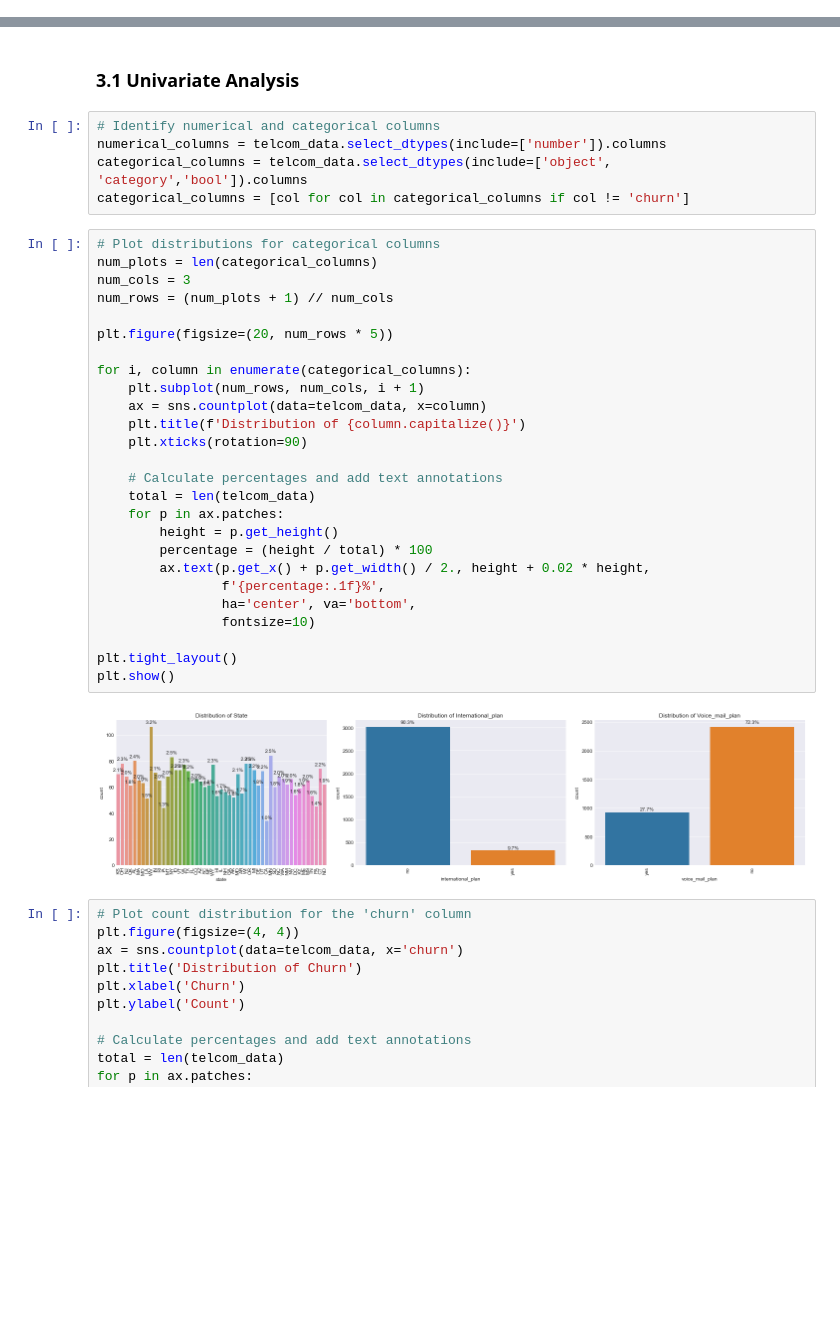
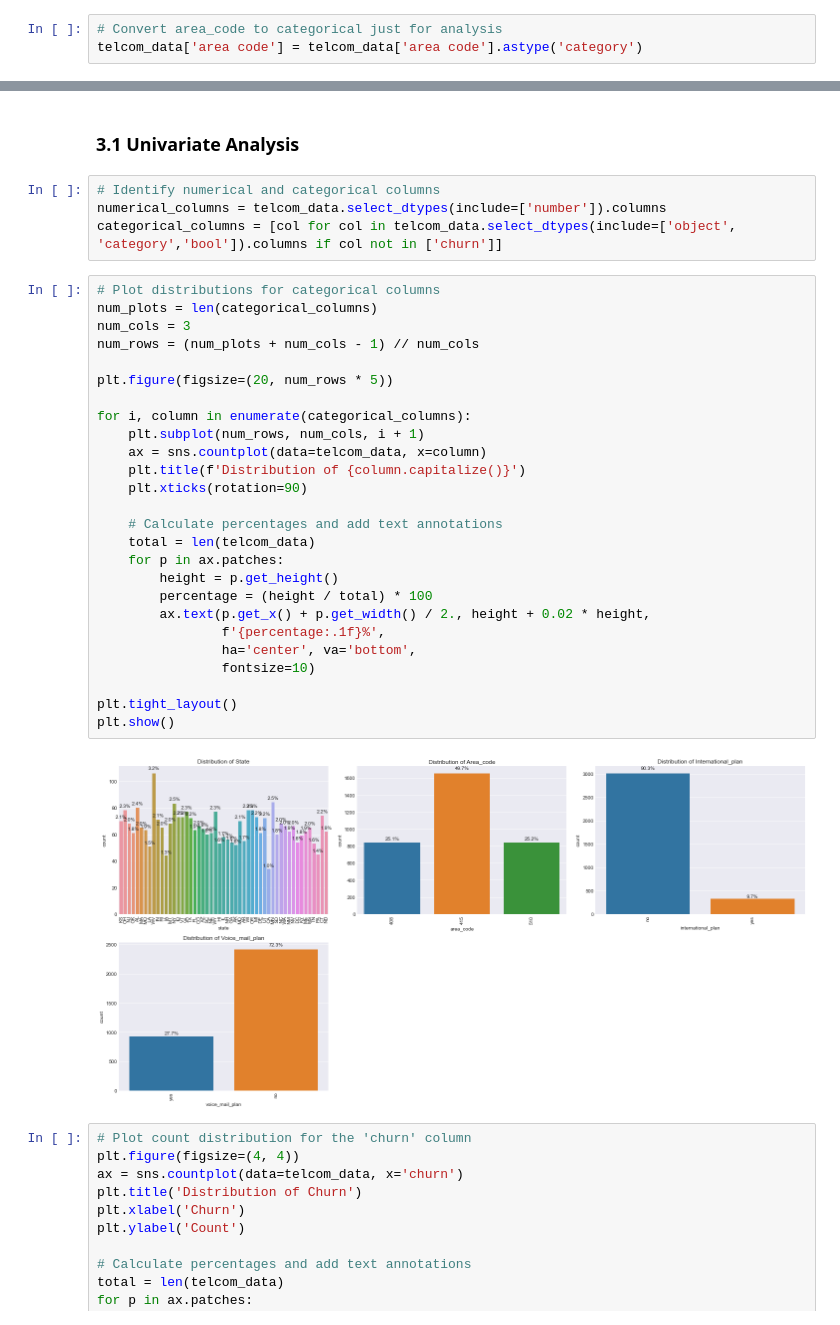
Before and after one commit to mayajbrio/SyriaTel-Customer-Churn-Prediction, a Jupyter notebook: dsc-phase3-project-notebook.ipynb, the cells around one changed output, grey strips where cells are left out. Saved outputs shown, nothing was run; the diff lists cells and outputs as text; blank space fills up the shorter version.

```diff
--- a/dsc-phase3-project-notebook.ipynb
+++ b/dsc-phase3-project-notebook.ipynb
@@ -175,6 +175,9 @@ Name: customer service calls, dtype: int64
 These columns do not contain any unique values that would need to be removed. The area code column has 3 unique area codes as per our dataset. Additionally when it comes to duplicates, many customers can for instance have placed the same number of customer service calls.
 # %% [markdown]
 ### **2.2 Initial Data Cleaning**
+# %%
+# Convert area_code to categorical just for analysis
+telcom_data['area code'] = telcom_data['area code'].astype('category')
 # %%
 # Removing whitespaces from column names
 telcom_data.columns = telcom_data.columns.str.replace(' ','_')
@@ -251,36 +274,35 @@ telcom_data.head()
 # %%
 # Identify numerical and categorical columns
 numerical_columns = telcom_data.select_dtypes(include=['number']).columns
-categorical_columns = telcom_data.select_dtypes(include=['object', 'category','bool']).columns
-categorical_columns = [col for col in categorical_columns if col != 'churn']
+categorical_columns = [col for col in telcom_data.select_dtypes(include=['object', 'category','bool']).columns if col not in ['churn']]
 # %%
 # Plot distributions for categorical columns
 num_plots = len(categorical_columns)
 num_cols = 3
-num_rows = (num_plots + 1) // num_cols
+num_rows = (num_plots + num_cols - 1) // num_cols
 
 plt.figure(figsize=(20, num_rows * 5))
 
 for i, column in enumerate(categorical_columns):
     plt.subplot(num_rows, num_cols, i + 1)
     ax = sns.countplot(data=telcom_data, x=column)
     plt.title(f'Distribution of {column.capitalize()}')
     plt.xticks(rotation=90)
 
     # Calculate percentages and add text annotations
     total = len(telcom_data)
     for p in ax.patches:
         height = p.get_height()
         percentage = (height / total) * 100
         ax.text(p.get_x() + p.get_width() / 2., height + 0.02 * height,
                 f'{percentage:.1f}%',
                 ha='center', va='bottom',
                 fontsize=10)
 
 plt.tight_layout()
 plt.show()
 # %% [output]
-[figure, old version]
+[figure, new version]
 # %%
 # Plot count distribution for the 'churn' column
 plt.figure(figsize=(4, 4))
```
Also changed, not shown: parts of 12 cells of this notebook.
